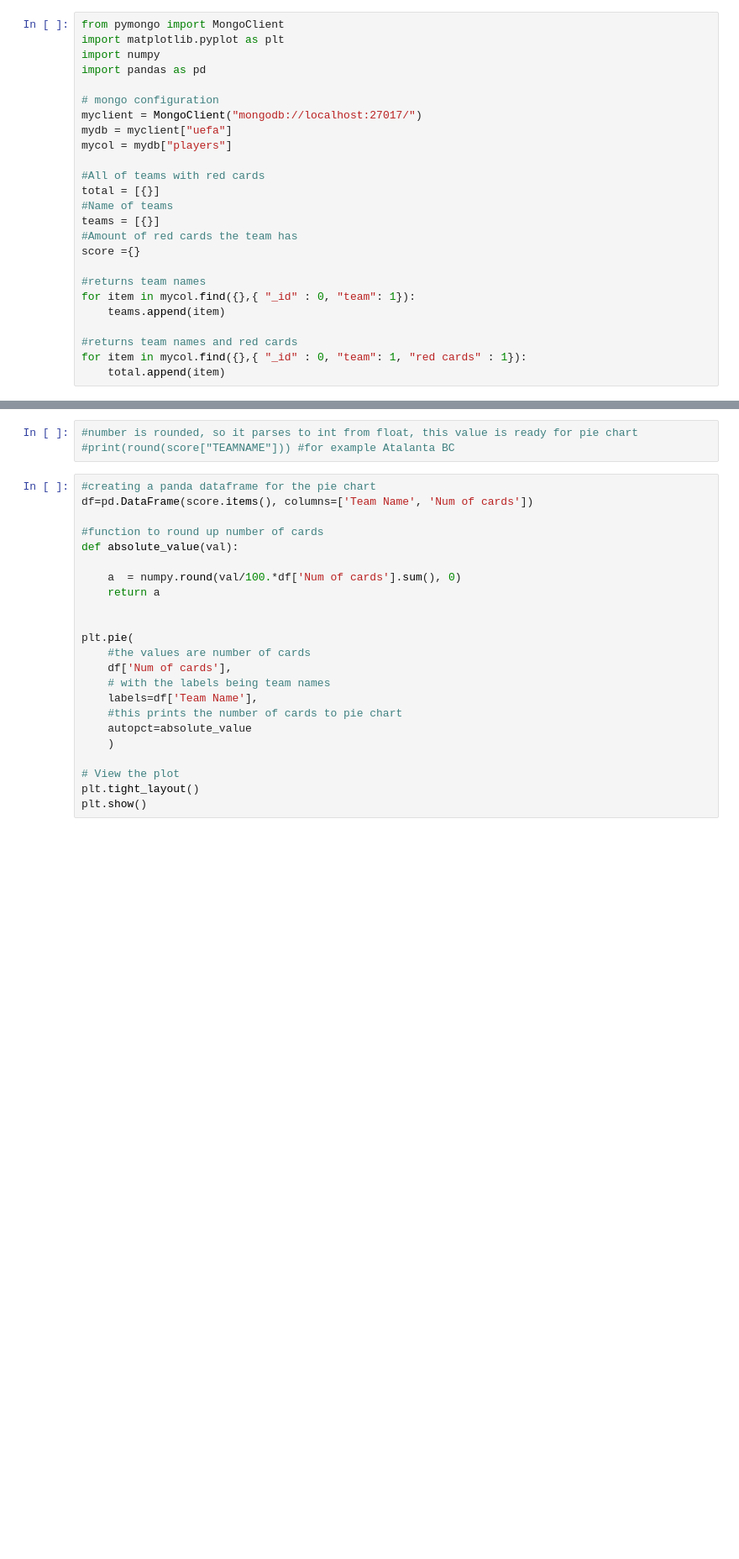
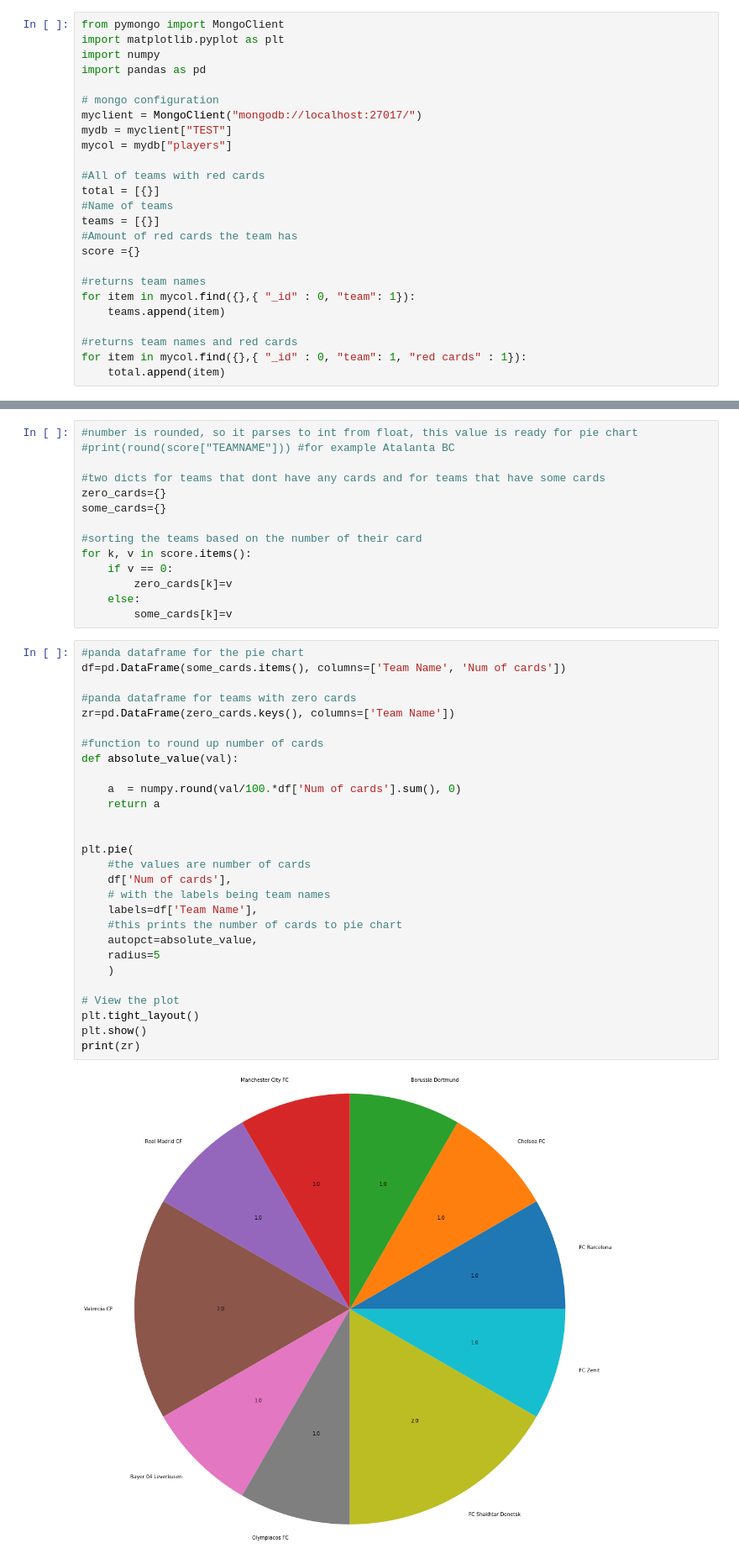
Before and after one commit to cdejuana/webcrawler, a Jupyter notebook: graph/graph_red_cards.ipynb, the cells around one changed output, grey strips where cells are left out. Shown: that part at 84% size. Cells and saved outputs as stored; diff of their text form; blank space fills up the shorter version.

Commit message:
Graph now shows only teams which have some cards

```diff
--- a/graph/graph_red_cards.ipynb
+++ b/graph/graph_red_cards.ipynb
@@ -6,7 +6,7 @@ import pandas as pd
 
 # mongo configuration
 myclient = MongoClient("mongodb://localhost:27017/")
-mydb = myclient["uefa"]
+mydb = myclient["TEST"]
 mycol = mydb["players"]
 
 #All of teams with red cards
@@ -43,26 +43,44 @@ for row in total:
 # %%
 #number is rounded, so it parses to int from float, this value is ready for pie chart
 #print(round(score["TEAMNAME"])) #for example Atalanta BC
+
+#two dicts for teams that dont have any cards and for teams that have some cards
+zero_cards={}
+some_cards={}
+
+#sorting the teams based on the number of their card
+for k, v in score.items():
+    if v == 0:
+        zero_cards[k]=v
+    else:
+        some_cards[k]=v
 # %%
-#creating a panda dataframe for the pie chart
-df=pd.DataFrame(score.items(), columns=['Team Name', 'Num of cards'])
+#panda dataframe for the pie chart
+df=pd.DataFrame(some_cards.items(), columns=['Team Name', 'Num of cards'])
+
+#panda dataframe for teams with zero cards
+zr=pd.DataFrame(zero_cards.keys(), columns=['Team Name'])
 
 #function to round up number of cards
 def absolute_value(val):
 
     a  = numpy.round(val/100.*df['Num of cards'].sum(), 0)
     return a
 
 
 plt.pie(
     #the values are number of cards
     df['Num of cards'],
     # with the labels being team names
     labels=df['Team Name'],
     #this prints the number of cards to pie chart
-    autopct=absolute_value
+    autopct=absolute_value,
+    radius=5
     )
 
 # View the plot
 plt.tight_layout()
 plt.show()
+print(zr)
+# %% [output]
+[figure, added]
```
Also changed, not shown: parts of 1 cell of this notebook.
